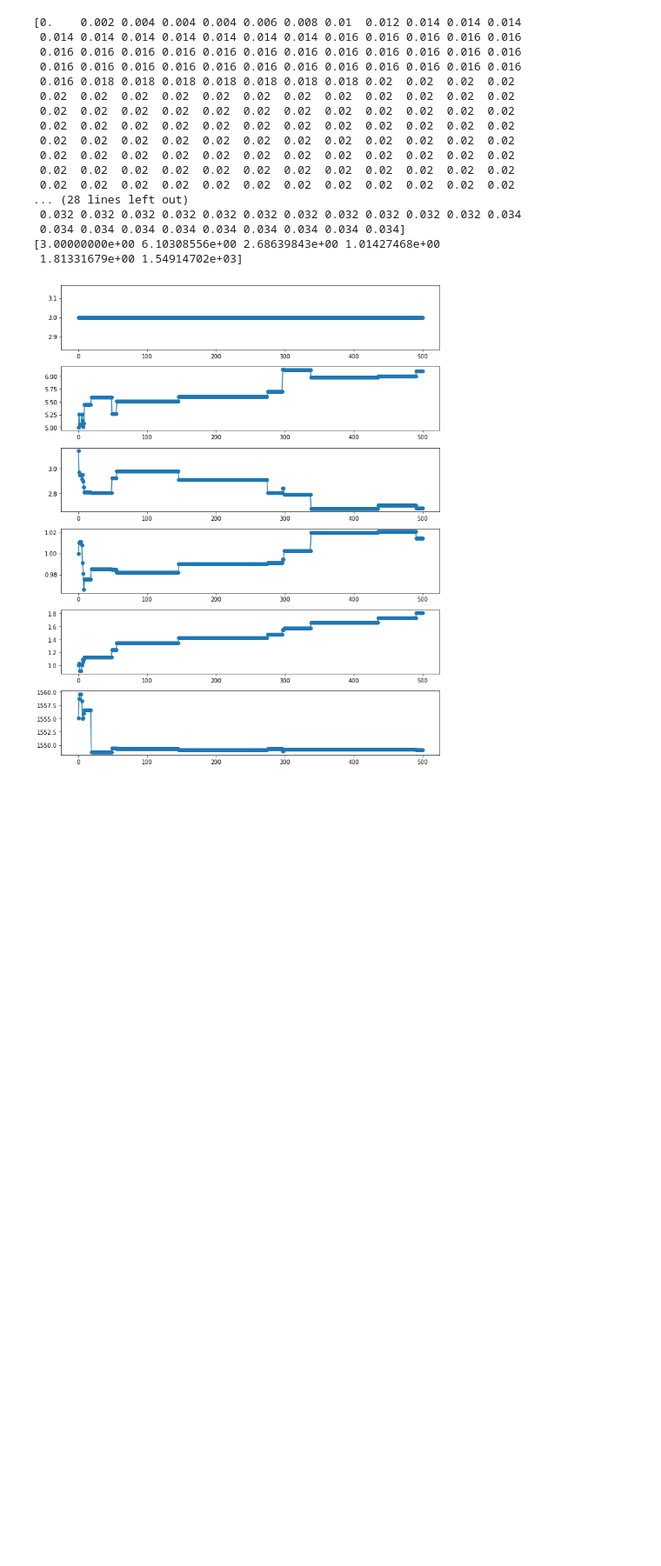
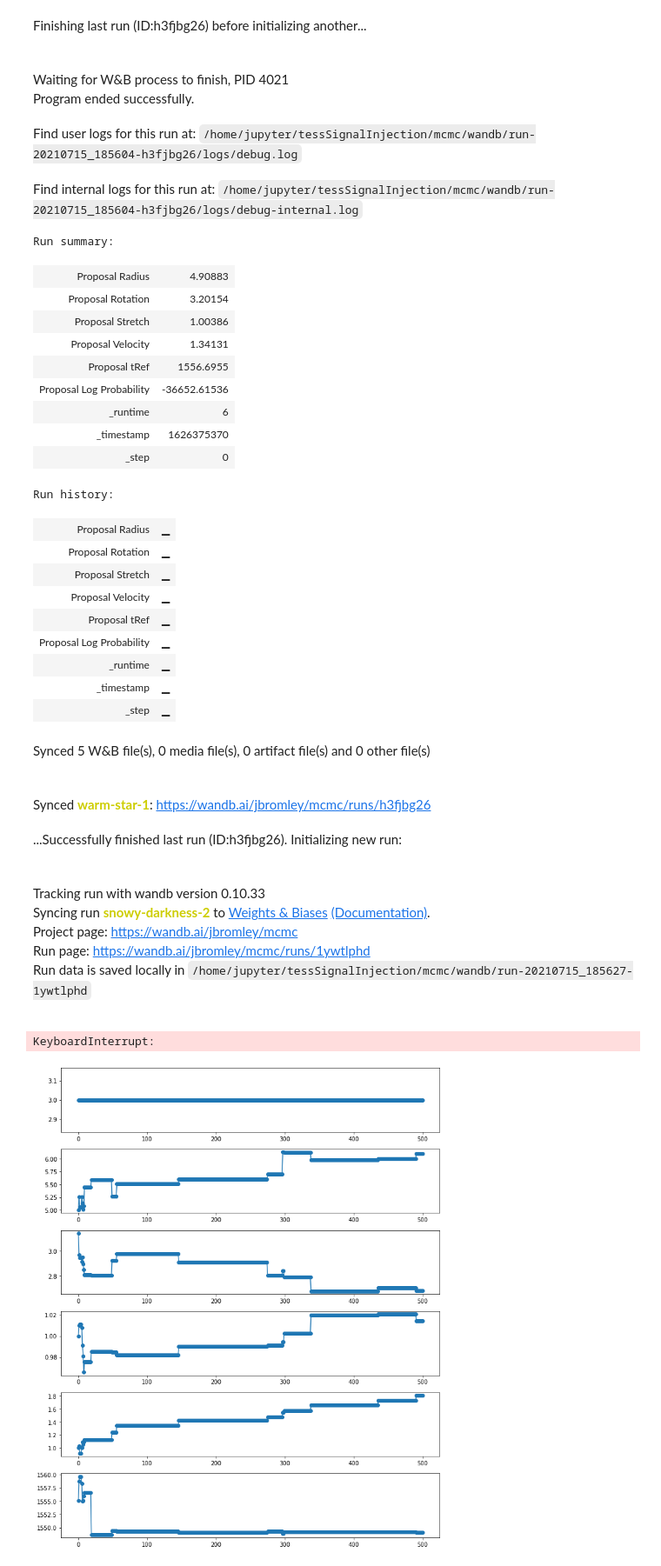
Before and after one commit to joshua-bromley/tessSignalInjection, a Jupyter notebook: mcmc/simpleSampler.ipynb, the cells around one changed output. Shown at 87% size. Drawn from its saved outputs; the diff is of its cells as text; code cells hidden in the pictures; blank space fills up the shorter version.

```diff
--- a/mcmc/simpleSampler.ipynb
+++ b/mcmc/simpleSampler.ipynb
@@ -169,6 +175,7 @@ def mhMcmc(theta0, cov, steps, times, flux, fluxErr):
         lnProb1 = logProbability(proposal,times,flux,fluxErr)
         ratio = np.exp(lnProb1 - lnProb0)
         r = np.random.uniform()
+        wandb.log({"Proposal Radius":proposal[1],"Proposal Rotation":proposal[2],"Proposal Stretch":proposal[3],"Proposal Velocity":proposal[4],"Proposal tRef":proposal[5],"Proposal Log Probability":lnProb1})
 
         if ratio > r:
             accepted += 1
@@ -179,34 +186,52 @@ def mhMcmc(theta0, cov, steps, times, flux, fluxErr):
             lnProbPos[step] = lnProbPos[step-1]
 
         acceptanceRatio[step] = float(accepted)/steps
-
+        wandb.log({"Radius":positions[step][1],"Rotation":positions[step][2],"Stretch":positions[step][3],"Velocity":positions[step][4],"tRef":positions[step][5],"Log Probability":lnProbPos[step],"Acceptance Ratio":acceptanceRatio[step]})
     return (positions, lnProbPos, acceptanceRatio)
 # %%
 times, flux, fluxErr = getData("tesslc_13203100000000")
 tRef = np.median(times)
 theta0= [3, 5, np.pi, 1, 1, tRef]
 cov = [0.1,0.25,np.pi/48,0.025,0.125,np.std(times)/2]
+wandb.init(project = "mcmc", config={"Sides":theta0[0],"Radius":cov[1],"Rotation":cov[2],"Stretch":cov[3],"Velocity":cov[4],"tRef":cov[5]})
 positions, lnProbPos, acceptanceRatio = mhMcmc(theta0, cov, 500, times, flux, fluxErr)
-print(acceptanceRatio)
+wandb.finish()
 print(positions[-1])
 # %% [output]
+Finishing last run (ID:h3fjbg26) before initializing another...
+Waiting for W&B process to finish, PID 4021
+Program ended successfully.
+Find user logs for this run at: /home/jupyter/tessSignalInjection/mcmc/wandb/run-20210715_185604-h3fjbg26/logs/debug.log
+Find internal logs for this run at: /home/jupyter/tessSignalInjection/mcmc/wandb/run-20210715_185604-h3fjbg26/logs/debug-internal.log
-[0.    0.002 0.004 0.004 0.004 0.006 0.008 0.01  0.012 0.014 0.014 0.014
- 0.014 0.014 0.014 0.014 0.014 0.014 0.014 0.016 0.016 0.016 0.016 0.016
- 0.016 0.016 0.016 0.016 0.016 0.016 0.016 0.016 0.016 0.016 0.016 0.016
- 0.016 0.016 0.016 0.016 0.016 0.016 0.016 0.016 0.016 0.016 0.016 0.016
- 0.016 0.018 0.018 0.018 0.018 0.018 0.018 0.018 0.02  0.02  0.02  0.02
- 0.02  0.02  0.02  0.02  0.02  0.02  0.02  0.02  0.02  0.02  0.02  0.02
- 0.02  0.02  0.02  0.02  0.02  0.02  0.02  0.02  0.02  0.02  0.02  0.02
- 0.02  0.02  0.02  0.02  0.02  0.02  0.02  0.02  0.02  0.02  0.02  0.02
- 0.02  0.02  0.02  0.02  0.02  0.02  0.02  0.02  0.02  0.02  0.02  0.02
- 0.02  0.02  0.02  0.02  0.02  0.02  0.02  0.02  0.02  0.02  0.02  0.02
- 0.02  0.02  0.02  0.02  0.02  0.02  0.02  0.02  0.02  0.02  0.02  0.02
- 0.02  0.02  0.02  0.02  0.02  0.02  0.02  0.02  0.02  0.02  0.02  0.02
-... (28 lines left out)
- 0.032 0.032 0.032 0.032 0.032 0.032 0.032 0.032 0.032 0.032 0.032 0.034
- 0.034 0.034 0.034 0.034 0.034 0.034 0.034 0.034 0.034]
-[3.00000000e+00 6.10308556e+00 2.68639843e+00 1.01427468e+00
- 1.81331679e+00 1.54914702e+03]
+Run summary:
+| Proposal Radius | 4.90883 |
+| Proposal Rotation | 3.20154 |
+| Proposal Stretch | 1.00386 |
+| Proposal Velocity | 1.34131 |
+| Proposal tRef | 1556.6955 |
+| Proposal Log Probability | -36652.61536 |
+| _runtime | 6 |
+| _timestamp | 1626375370 |
+| _step | 0 |
+Run history:
+| Proposal Radius | ▁ |
+| Proposal Rotation | ▁ |
+| Proposal Stretch | ▁ |
+| Proposal Velocity | ▁ |
+| Proposal tRef | ▁ |
+| Proposal Log Probability | ▁ |
+| _runtime | ▁ |
+| _timestamp | ▁ |
+| _step | ▁ |
+Synced 5 W&B file(s), 0 media file(s), 0 artifact file(s) and 0 other file(s)
+Synced warm-star-1: https://wandb.ai/jbromley/mcmc/runs/h3fjbg26
+...Successfully finished last run (ID:h3fjbg26). Initializing new run:
+Tracking run with wandb version 0.10.33
+Syncing run snowy-darkness-2 to Weights & Biases (Documentation).
+Project page: https://wandb.ai/jbromley/mcmc
+Run page: https://wandb.ai/jbromley/mcmc/runs/1ywtlphd
+Run data is saved locally in /home/jupyter/tessSignalInjection/mcmc/wandb/run-20210715_185627-1ywtlphd
+KeyboardInterrupt:
 # %%
 fig, ax = plt.subplots(6,1, figsize = (10,12))
 for i in range(6):
```
Also changed, not shown: parts of 1 cell of this notebook.
